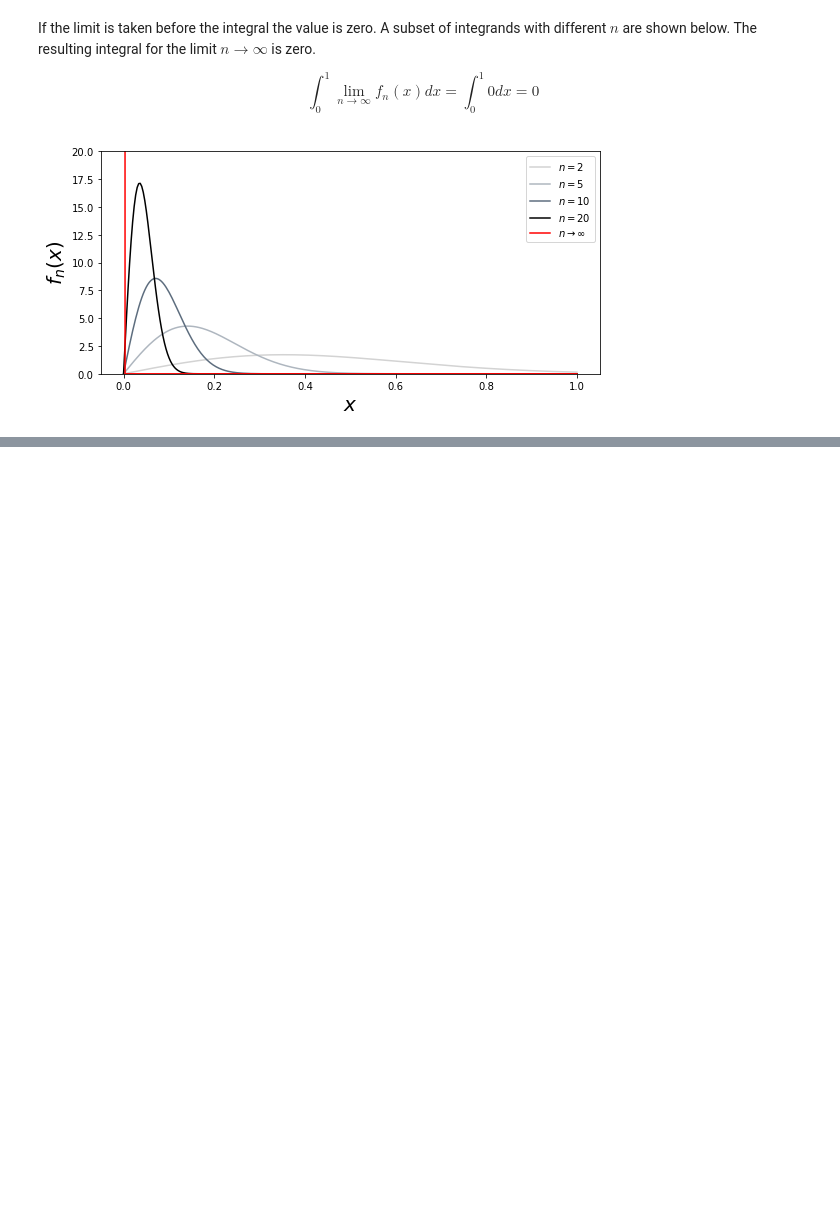
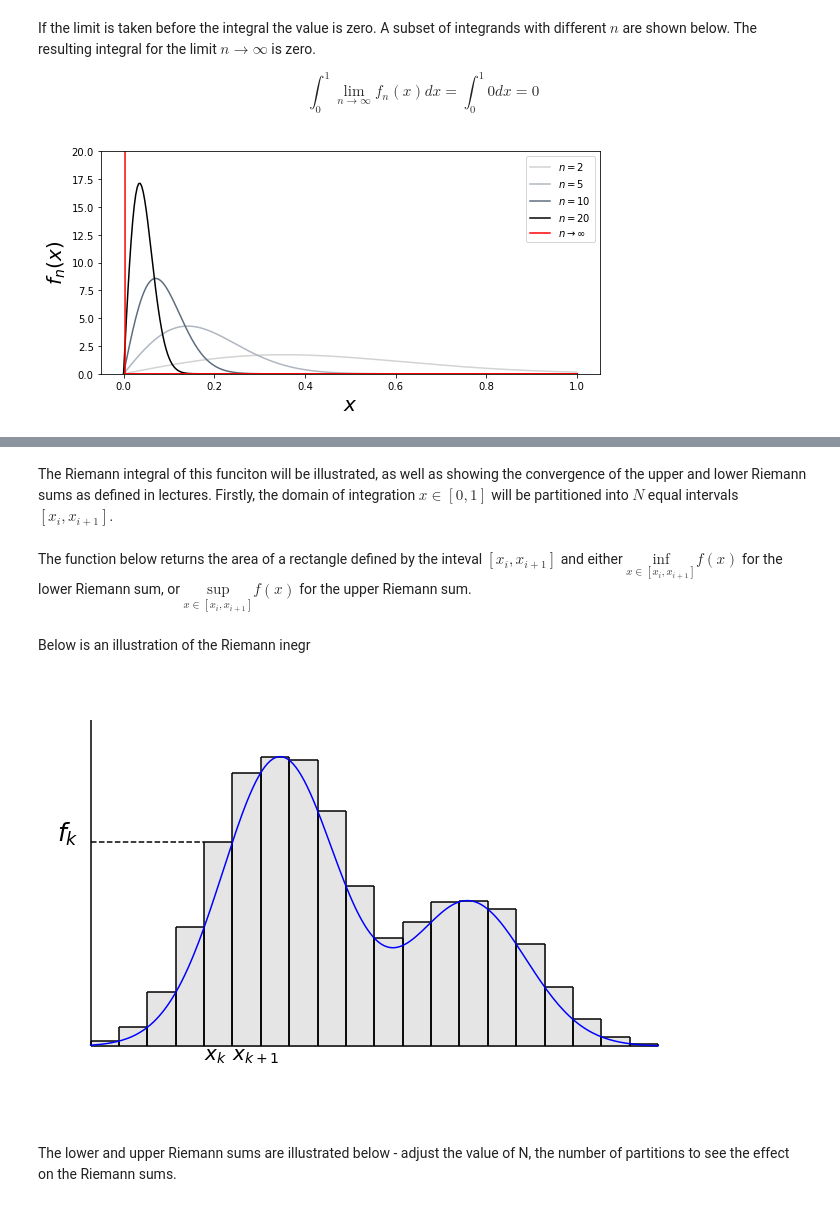
Before and after one commit to alexglyndavies/4M24, a Jupyter notebook: Lecture_03.ipynb, the cells around one changed output, grey strips where cells are left out. Saved outputs shown, nothing was run; the diff lists cells and outputs as text; code cells hidden in the pictures; blank space fills up the shorter version.

Commit message:
riemann integration

```diff
--- a/Lecture_03.ipynb
+++ b/Lecture_03.ipynb
@@ -119,0 +124,6 @@ plt.show()
+# %%
+g = lambda x, m, s: (1/(s*np.sqrt(2*np.pi))) * np.exp(-(1/(2*pow(s,2)))*pow(x-m,2))
+
+f = lambda x: g(x, 1/3, 0.1) + 0.5*g(x, 2/3, 0.1)
+# %% [markdown]
+The Riemann integral of this funciton will be illustrated, as well as showing the convergence of the upper and lower Riemann sums as defined in lectures. Firstly, the domain of integration $x\in[0,1]$ will be partitioned into $N$ equal intervals $[x_i,x_{i+1}]$.
@@ -119,0 +133,45 @@ plt.show()
+# %% [markdown]
+The function below returns the area of a rectangle defined by the inteval $[x_i,x_{i+1}]$ and either $\underset{x\in [x_i,x_{i+1}]}{\text{inf}} f(x)$ for the lower Riemann sum, or $\underset{x\in [x_i,x_{i+1}]}{\text{sup}} f(x)$ for the upper Riemann sum.
+# %%
+def box(xl, xu, f, lower=True, plot=True, axis=None):
+    x_eval = np.linspace(xl,xu,300)
+    if lower:
+        height = min(f(x_eval))
+    else:
+        height = max(f(x_eval))
+    if plot:
+        axis.vlines(xl,0,height,'k')
+        axis.vlines(xu,0,height,'k')
+        axis.hlines(height,xl,xu,'k')
+        axis.fill_between((xl,xu),(height,height),color='k',alpha=0.1)
+
+    area = height*(xu-xl)
+    return area
+# %% [markdown]
+Below is an illustration of the Riemann inegr
+# %%
+## Plotting
+fig, ax = plt.subplots(nrows=1,ncols=1,figsize=(12,8))
+v = np.linspace(0,1,200)
+ax.plot(v,f(v),color='blue')
+ax.vlines(0,0,4.5,color='k')
+ax.hlines(0,0,1,color='k')
+N = 20
+x = np.linspace(0,1,N+1)
+for i in range(20):
+    _ = box(x[i], x[i+1], f, lower=False, plot=True, axis=ax)
+
+ax.annotate('$x_k$',(x[4],-0.2), fontsize=20)
+ax.annotate('$x_{k+1}$',(x[5],-0.2), fontsize=20)
+ax.annotate('$f_{k}$',(-0.06,f(x[5])),fontsize=25)
+ax.hlines(f(x[5]),0,x[4],color='k',linestyle='--')
+ax.set_xlim(-0.08,1.1)
+ax.set_ylim(-1,5)
+ax.set_xticks([])
+ax.set_yticks([])
+ax.axis('off')
+plt.show()
+# %% [output]
+[figure, added]
+# %% [markdown]
+The lower and upper Riemann sums are illustrated below - adjust the value of N, the number of partitions to see the effect on the Riemann sums.
```
Also changed, not shown: parts of 7 cells of this notebook, 1 other file.
